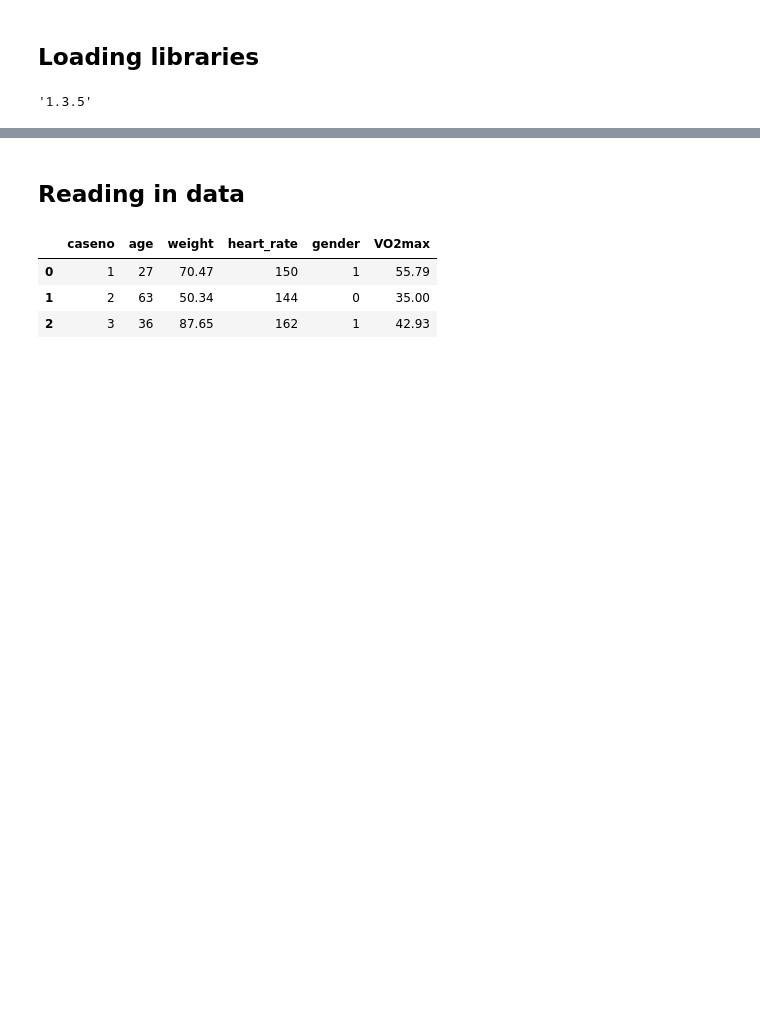
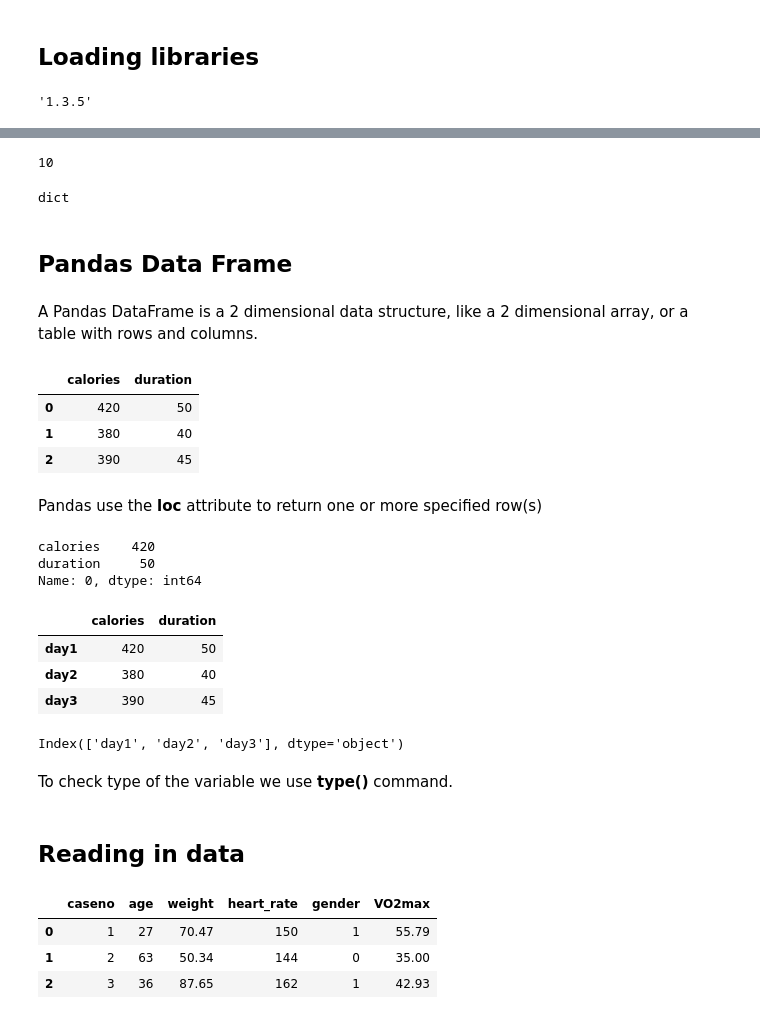
Before and after one commit to lyashevska/python-for-biomechanics, a Jupyter notebook: Introduction to Pandas.ipynb, the cells around one changed output, grey strips where cells are left out. Cells and saved outputs as stored; diff of their text form; code cells hidden in the pictures; blank space fills up the shorter version.

```diff
--- a/Introduction to Pandas.ipynb
+++ b/Introduction to Pandas.ipynb
@@ -23,3 +104,55 @@ pd.__version__
+# %%
+temp["Monday"]
+# %% [output]
+10
+# %%
+type(temp)
+# type(var4)
+# %% [output]
+dict
+# %% [markdown]
+## Pandas Data Frame
+# %% [markdown]
+A Pandas DataFrame is a 2 dimensional data structure, like a 2 dimensional array, or a table with rows and columns.
+# %%
+# dictionary
+dat = {
+  "calories": [420, 380, 390],
+  "duration": [50, 40, 45]
+}
+# %%
+df = pd.DataFrame(dat)
+df
+# %% [output]
+|  | calories | duration |
+| 0 | 420 | 50 |
+| 1 | 380 | 40 |
+| 2 | 390 | 45 |
+# %% [markdown]
+Pandas use the __loc__ attribute to return one or more specified row(s)
+# %%
+df.loc[0]
+# %% [output]
+calories    420
+duration     50
+Name: 0, dtype: int64
+# %%
+# TASK: Add row names
+df = pd.DataFrame(dat,
+                  index = ["day1", "day2", "day3"])
+df
+# %% [output]
+|  | calories | duration |
+| day1 | 420 | 50 |
+| day2 | 380 | 40 |
+| day3 | 390 | 45 |
+# %%
+# to access index
+df.index
+# %% [output]
+Index(['day1', 'day2', 'day3'], dtype='object')
+# %% [markdown]
+To check type of the variable we use __type()__ command.
 # %% [markdown]
 ## Reading in data
 # %%
```
Also changed, not shown: parts of 15 cells of this notebook.
